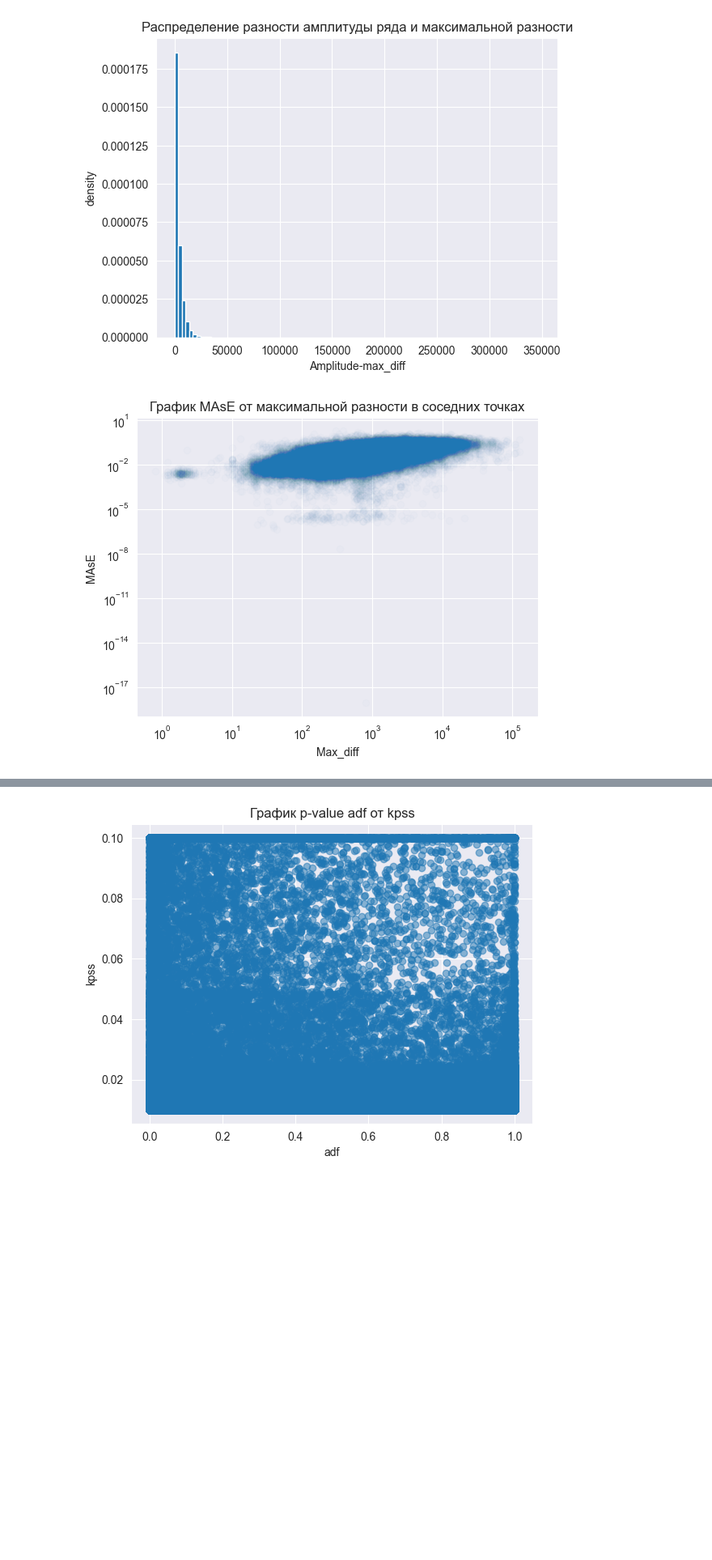
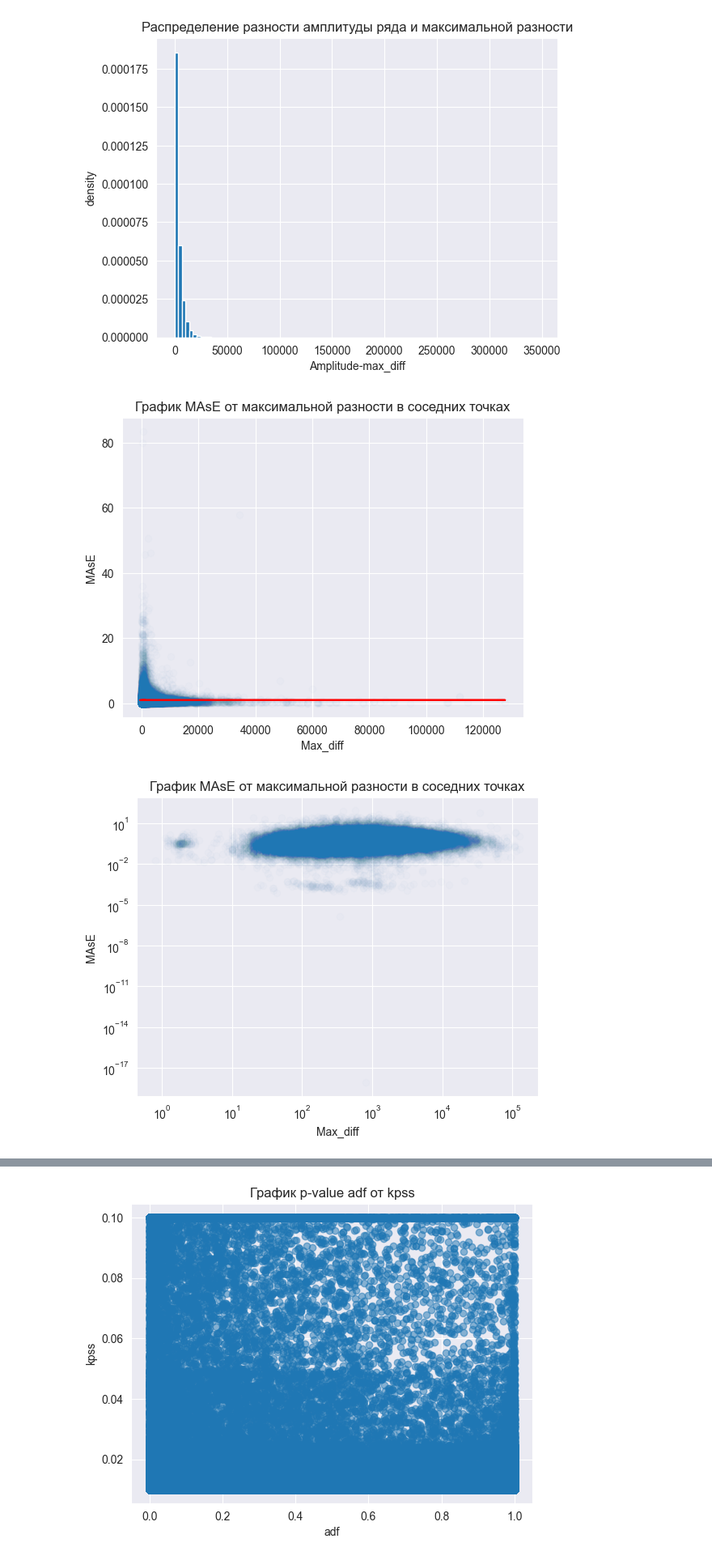
Before and after one commit to dynolab/predan, a Jupyter notebook: notebooks/m4_type_analis.ipynb, the cells around one changed output, grey strips where cells are left out. Shown at 81% size. Drawn from its saved outputs; the diff is of its cells as text; code cells hidden in the pictures; blank space fills up the shorter version.

```diff
--- a/notebooks/m4_type_analis.ipynb
+++ b/notebooks/m4_type_analis.ipynb
@@ -187,14 +200,23 @@ plt.show()
 # %% [output]
 [figure]
 # %%
+plt.scatter(df_res["max_diff"], df_res["mase"], alpha=0.01)
+plt.plot(df_res["max_diff"], [1]*df_res["max_diff"].shape[0], color="red")
+plt.ylabel('MAsE')
+plt.xlabel('Max_diff')
+plt.title('График MAsE от максимальной разности в соседних точках')
+# Отображение графика
+plt.show()
+
 plt.scatter(df_res["max_diff"], df_res["mase"], alpha=0.01)
 
 plt.ylabel('MAsE')
 plt.xlabel('Max_diff')
 plt.title('График MAsE от максимальной разности в соседних точках')
 plt.semilogy()
 plt.semilogx()
 # Отображение графика
 plt.show()
 # %% [output]
-[figure, old version]
+[figure, new version]
+[figure, added]
```
Also changed, not shown: parts of 16 cells of this notebook.
